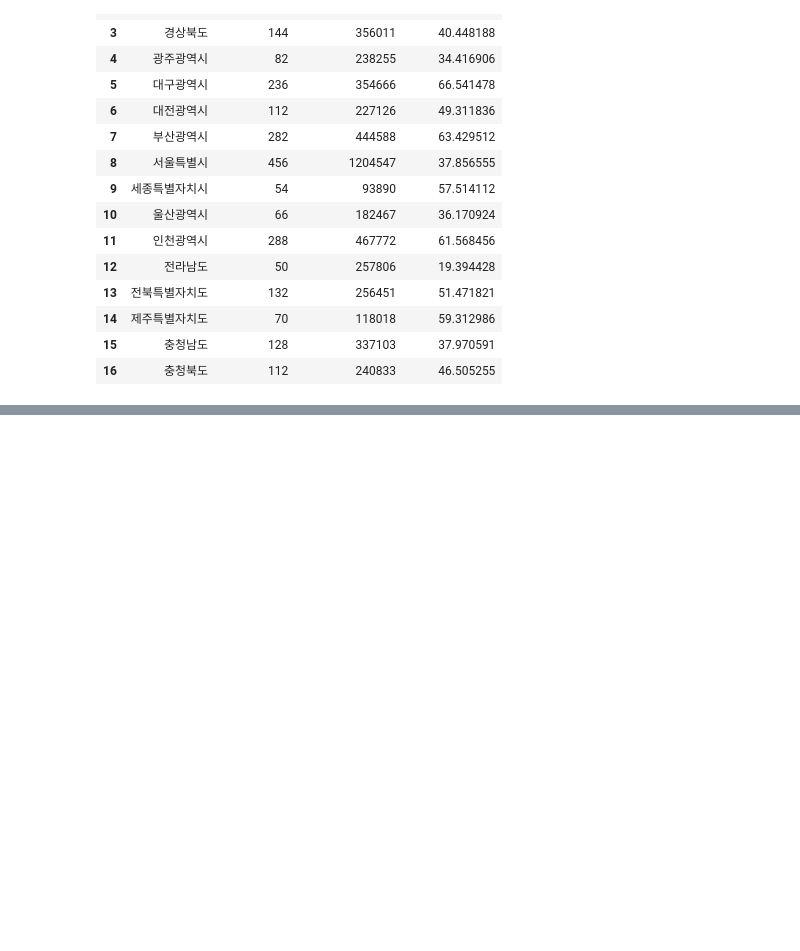
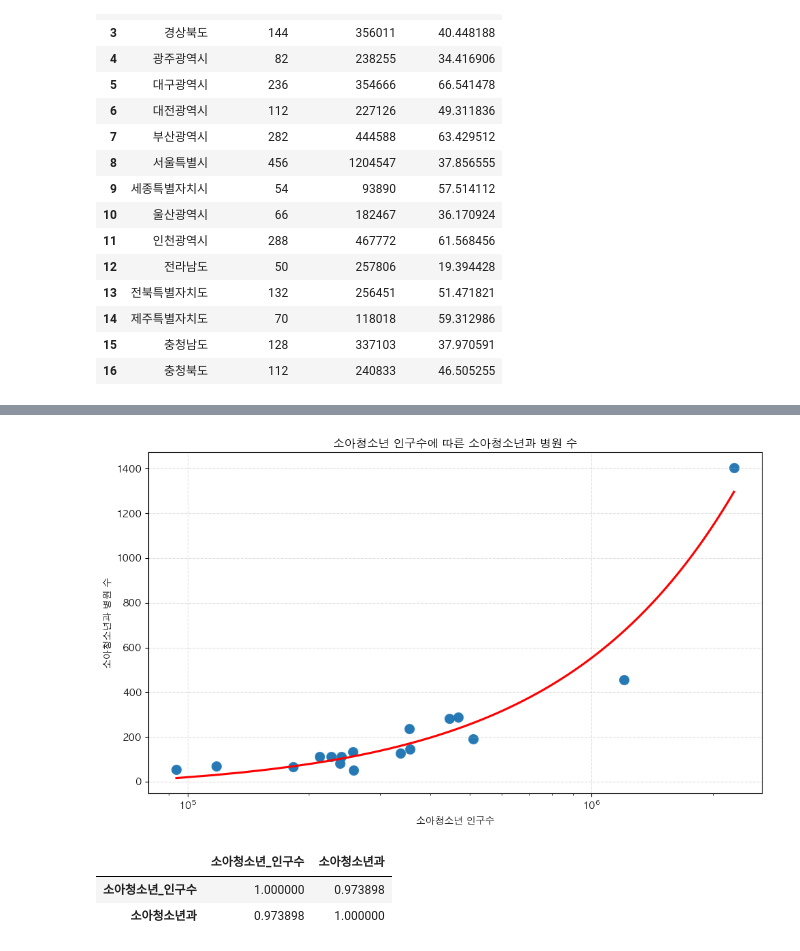
Before and after one commit to 25-SDA-team8/25-SDA-team8, a Jupyter notebook: src/pediatric/EDA.ipynb, the cells around one changed output, grey strips where cells are left out. Saved outputs shown, nothing was run; the diff lists cells and outputs as text; code cells hidden in the pictures; blank space fills up the shorter version.

```diff
--- a/src/pediatric/EDA.ipynb
+++ b/src/pediatric/EDA.ipynb
@@ -46,0 +111,37 @@ ModuleNotFoundError: No module named 'seaborn'
+# %%
+plt.figure(figsize=(10, 6))
+plt.ticklabel_format(style='plain', axis='x')
+
+# 로그 스케일 설정
+plt.xscale('log')
+
+sns.scatterplot(
+    data=processed_df,
+    x='소아청소년_인구수',
+    y='소아청소년과',
+    s=100,          # 점 크기
+    color='steelblue'  # 기본 색
+)
+# 회귀선 추가
+sns.regplot(
+    data=processed_df,
+    x='소아청소년_인구수',
+    y='소아청소년과',
+    scatter_kws={'s':100},
+    line_kws={'color':'red'},
+    ci=None
+)
+plt.title('소아청소년 인구수에 따른 소아청소년과 병원 수')
+plt.xlabel('소아청소년 인구수')
+plt.ylabel('소아청소년과 병원 수')
+plt.grid(True, linestyle='--', alpha=0.4)
+plt.tight_layout()
+plt.show()
+# %% [output]
+[figure, added]
+# %%
+processed_df[['소아청소년_인구수','소아청소년과']].corr()
+# %% [output]
+|  | 소아청소년_인구수 | 소아청소년과 |
+| 소아청소년_인구수 | 1.000000 | 0.973898 |
+| 소아청소년과 | 0.973898 | 1.000000 |
```
Also changed, not shown: parts of 6 cells of this notebook.
